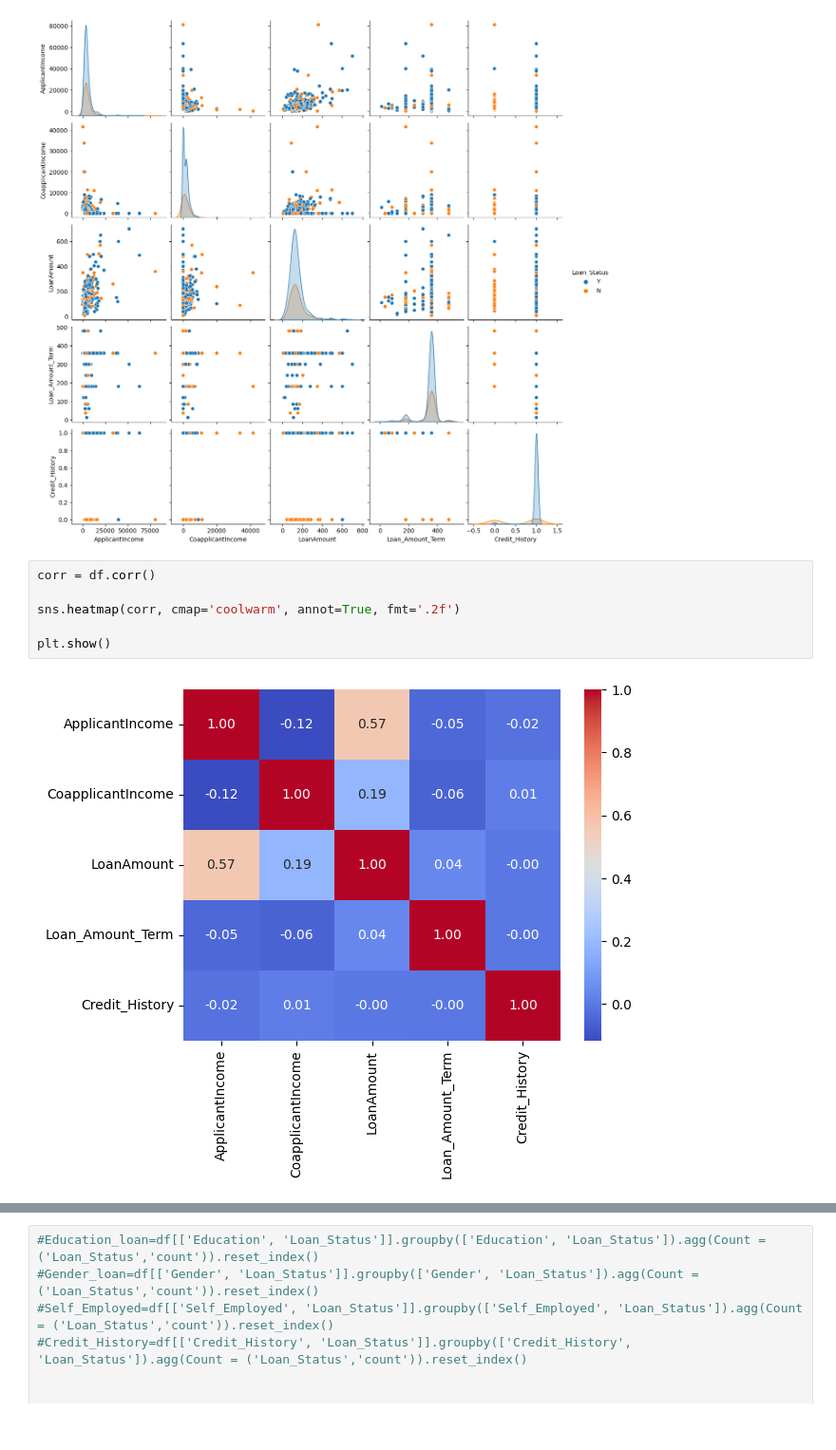
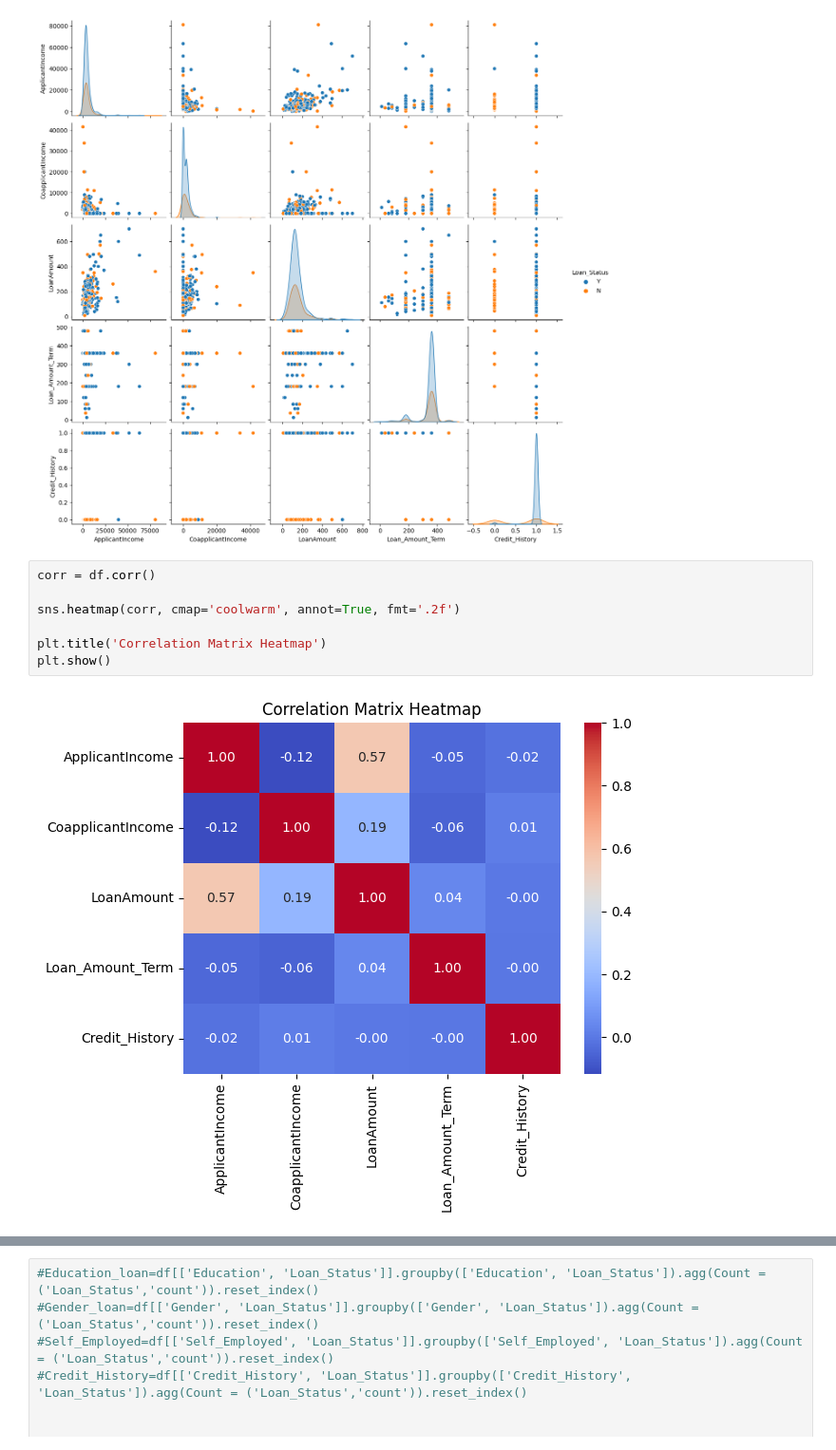
Before and after one commit to KrishnaMoorthy47/Home-Loan-Approval-1, a Jupyter notebook: HomeLoanApproval_Project.ipynb, the cells around one changed output, grey strips where cells are left out. Shown at 95% size. Cells and saved outputs as stored; diff of their text form.

```diff
--- a/HomeLoanApproval_Project.ipynb
+++ b/HomeLoanApproval_Project.ipynb
@@ -192,8 +192,9 @@ plt.show()
 # %%
 corr = df.corr()
 
 sns.heatmap(corr, cmap='coolwarm', annot=True, fmt='.2f')
 
+plt.title('Correlation Matrix Heatmap')
 plt.show()
 # %% [output]
-[figure, old version]
+[figure, new version]
```
Also changed, not shown: parts of 18 cells of this notebook.
